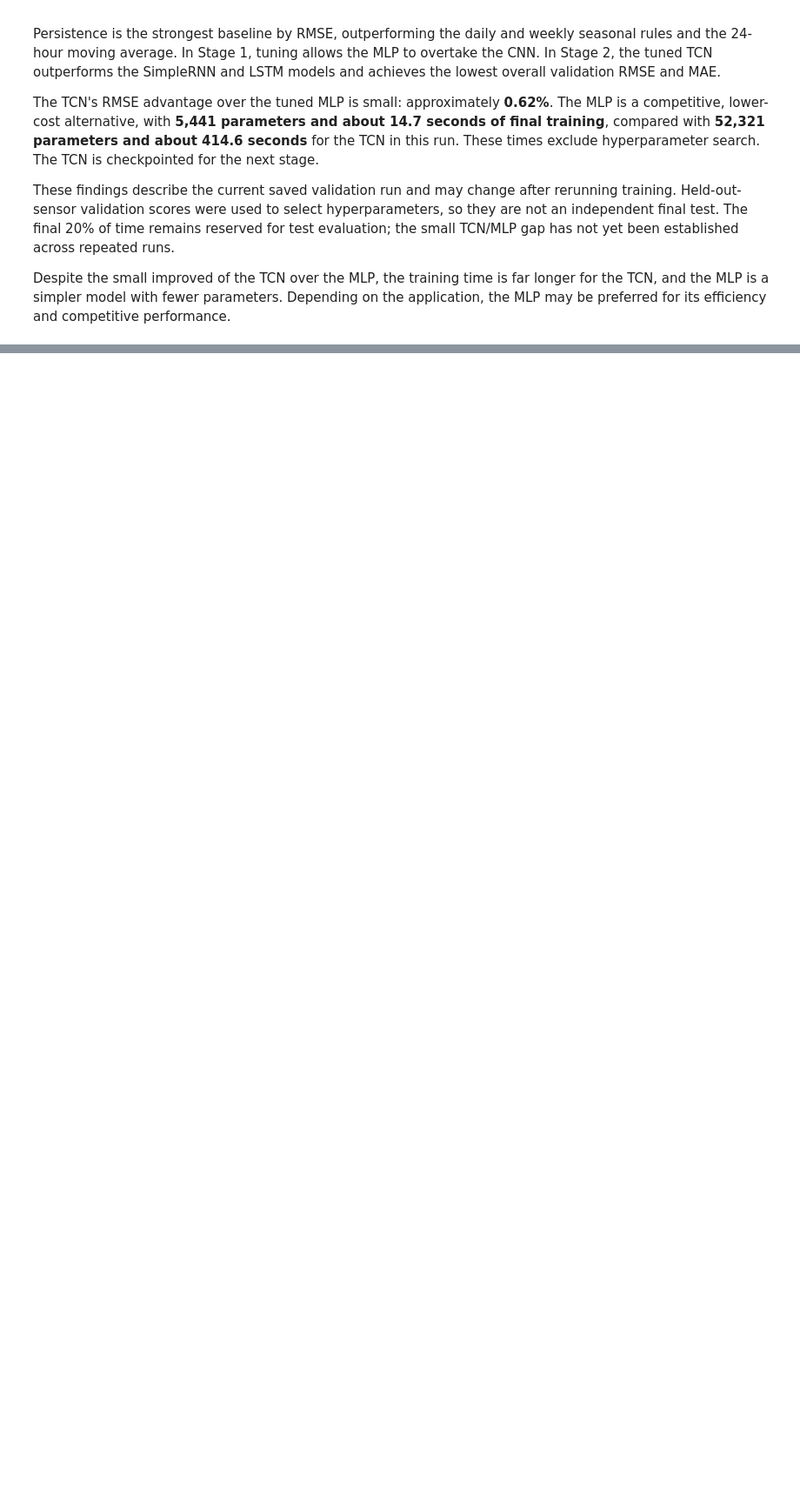
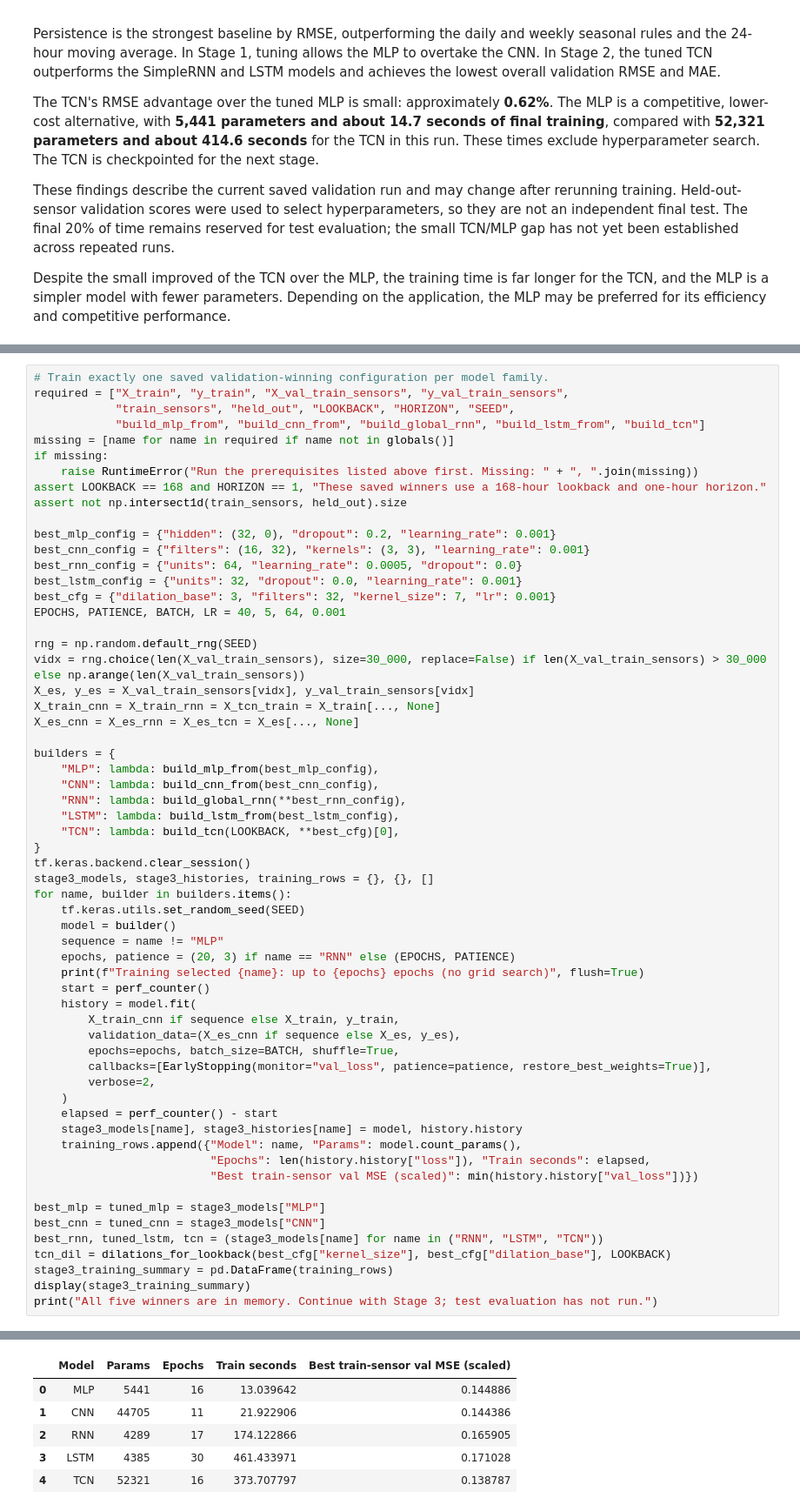
Before and after one commit to Matthew-Linders/AISE_4010_Group_Project, a Jupyter notebook: AISE4010_Project_Group02.ipynb, the cells around one changed output, grey strips where cells are left out. Shown at 87% size. Saved outputs shown, nothing was run; the diff lists cells and outputs as text; blank space fills up the shorter version.

```diff
--- a/AISE4010_Project_Group02.ipynb
+++ b/AISE4010_Project_Group02.ipynb
@@ -2075,0 +2137,61 @@ These findings describe the current saved validation run and may change after re
+# %%
+# Train exactly one saved validation-winning configuration per model family.
+required = ["X_train", "y_train", "X_val_train_sensors", "y_val_train_sensors",
+            "train_sensors", "held_out", "LOOKBACK", "HORIZON", "SEED",
+            "build_mlp_from", "build_cnn_from", "build_global_rnn", "build_lstm_from", "build_tcn"]
+missing = [name for name in required if name not in globals()]
+if missing:
+    raise RuntimeError("Run the prerequisites listed above first. Missing: " + ", ".join(missing))
+assert LOOKBACK == 168 and HORIZON == 1, "These saved winners use a 168-hour lookback and one-hour horizon."
+assert not np.intersect1d(train_sensors, held_out).size
+
+best_mlp_config = {"hidden": (32, 0), "dropout": 0.2, "learning_rate": 0.001}
+best_cnn_config = {"filters": (16, 32), "kernels": (3, 3), "learning_rate": 0.001}
+best_rnn_config = {"units": 64, "learning_rate": 0.0005, "dropout": 0.0}
+best_lstm_config = {"units": 32, "dropout": 0.0, "learning_rate": 0.001}
+best_cfg = {"dilation_base": 3, "filters": 32, "kernel_size": 7, "lr": 0.001}
+EPOCHS, PATIENCE, BATCH, LR = 40, 5, 64, 0.001
+
+rng = np.random.default_rng(SEED)
+vidx = rng.choice(len(X_val_train_sensors), size=30_000, replace=False) if len(X_val_train_sensors) > 30_000 else np.arange(len(X_val_train_sensors))
+X_es, y_es = X_val_train_sensors[vidx], y_val_train_sensors[vidx]
+X_train_cnn = X_train_rnn = X_tcn_train = X_train[..., None]
+X_es_cnn = X_es_rnn = X_es_tcn = X_es[..., None]
+
+builders = {
+    "MLP": lambda: build_mlp_from(best_mlp_config),
+    "CNN": lambda: build_cnn_from(best_cnn_config),
+    "RNN": lambda: build_global_rnn(**best_rnn_config),
+    "LSTM": lambda: build_lstm_from(best_lstm_config),
+    "TCN": lambda: build_tcn(LOOKBACK, **best_cfg)[0],
+}
+tf.keras.backend.clear_session()
+stage3_models, stage3_histories, training_rows = {}, {}, []
+for name, builder in builders.items():
+    tf.keras.utils.set_random_seed(SEED)
+    model = builder()
+    sequence = name != "MLP"
+    epochs, patience = (20, 3) if name == "RNN" else (EPOCHS, PATIENCE)
+    print(f"Training selected {name}: up to {epochs} epochs (no grid search)", flush=True)
+    start = perf_counter()
+    history = model.fit(
+        X_train_cnn if sequence else X_train, y_train,
+        validation_data=(X_es_cnn if sequence else X_es, y_es),
+        epochs=epochs, batch_size=BATCH, shuffle=True,
+        callbacks=[EarlyStopping(monitor="val_loss", patience=patience, restore_best_weights=True)],
+        verbose=2,
+    )
+    elapsed = perf_counter() - start
+    stage3_models[name], stage3_histories[name] = model, history.history
+    training_rows.append({"Model": name, "Params": model.count_params(),
+                          "Epochs": len(history.history["loss"]), "Train seconds": elapsed,
+                          "Best train-sensor val MSE (scaled)": min(history.history["val_loss"])})
+
+best_mlp = tuned_mlp = stage3_models["MLP"]
+best_cnn = tuned_cnn = stage3_models["CNN"]
+best_rnn, tuned_lstm, tcn = (stage3_models[name] for name in ("RNN", "LSTM", "TCN"))
+tcn_dil = dilations_for_lookback(best_cfg["kernel_size"], best_cfg["dilation_base"], LOOKBACK)
+stage3_training_summary = pd.DataFrame(training_rows)
+display(stage3_training_summary)
+print("All five winners are in memory. Continue with Stage 3; test evaluation has not run.")
+# %% [output]
@@ -2075,0 +2215,6 @@ These findings describe the current saved validation run and may change after re
+|  | Model | Params | Epochs | Train seconds | Best train-sensor val MSE (scaled) |
+| 0 | MLP | 5441 | 16 | 13.039642 | 0.144886 |
+| 1 | CNN | 44705 | 11 | 21.922906 | 0.144386 |
+| 2 | RNN | 4289 | 17 | 174.122866 | 0.165905 |
+| 3 | LSTM | 4385 | 30 | 461.433971 | 0.171028 |
+| 4 | TCN | 52321 | 16 | 373.707797 | 0.138787 |
```
Also changed, not shown: parts of 11 cells of this notebook.
